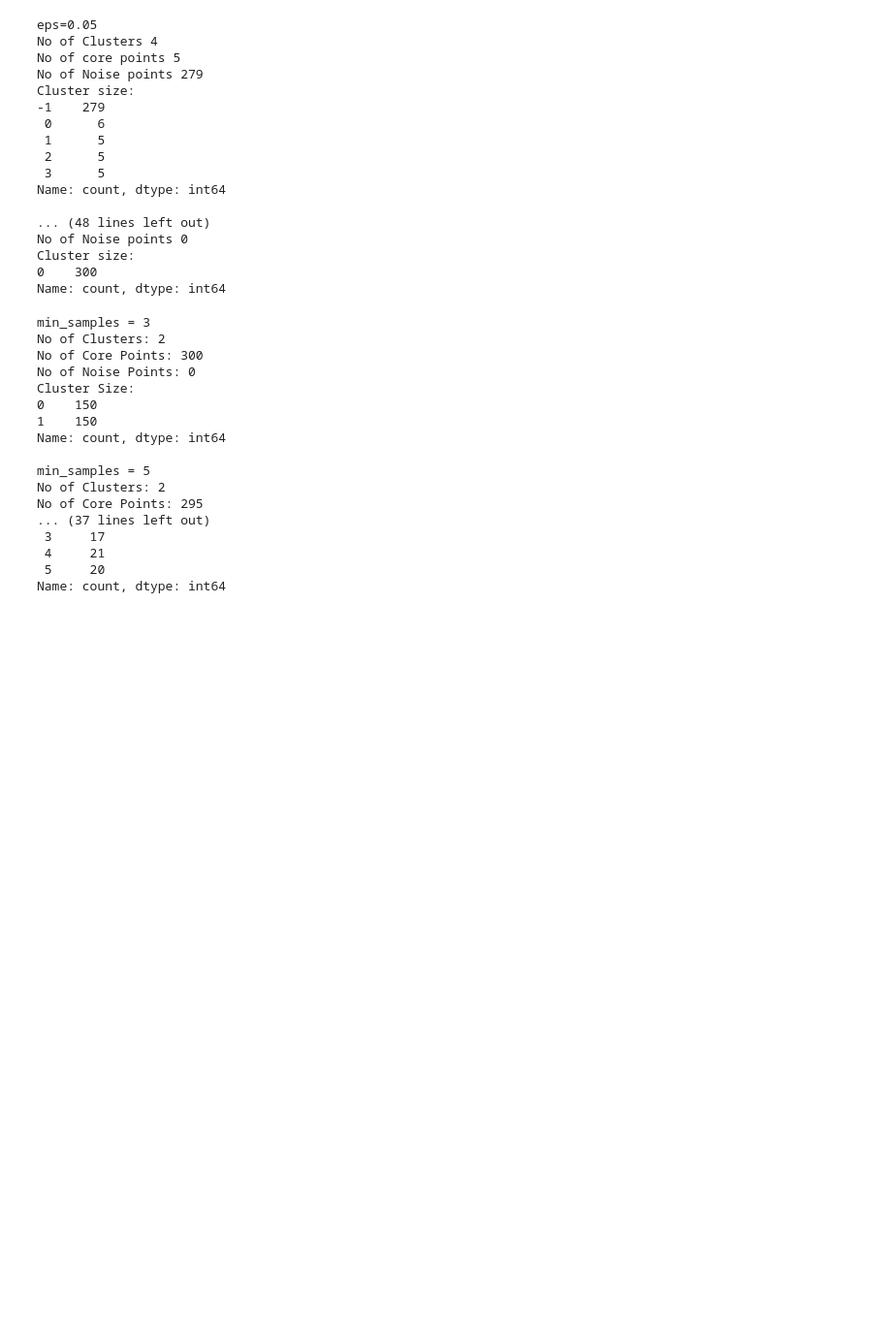
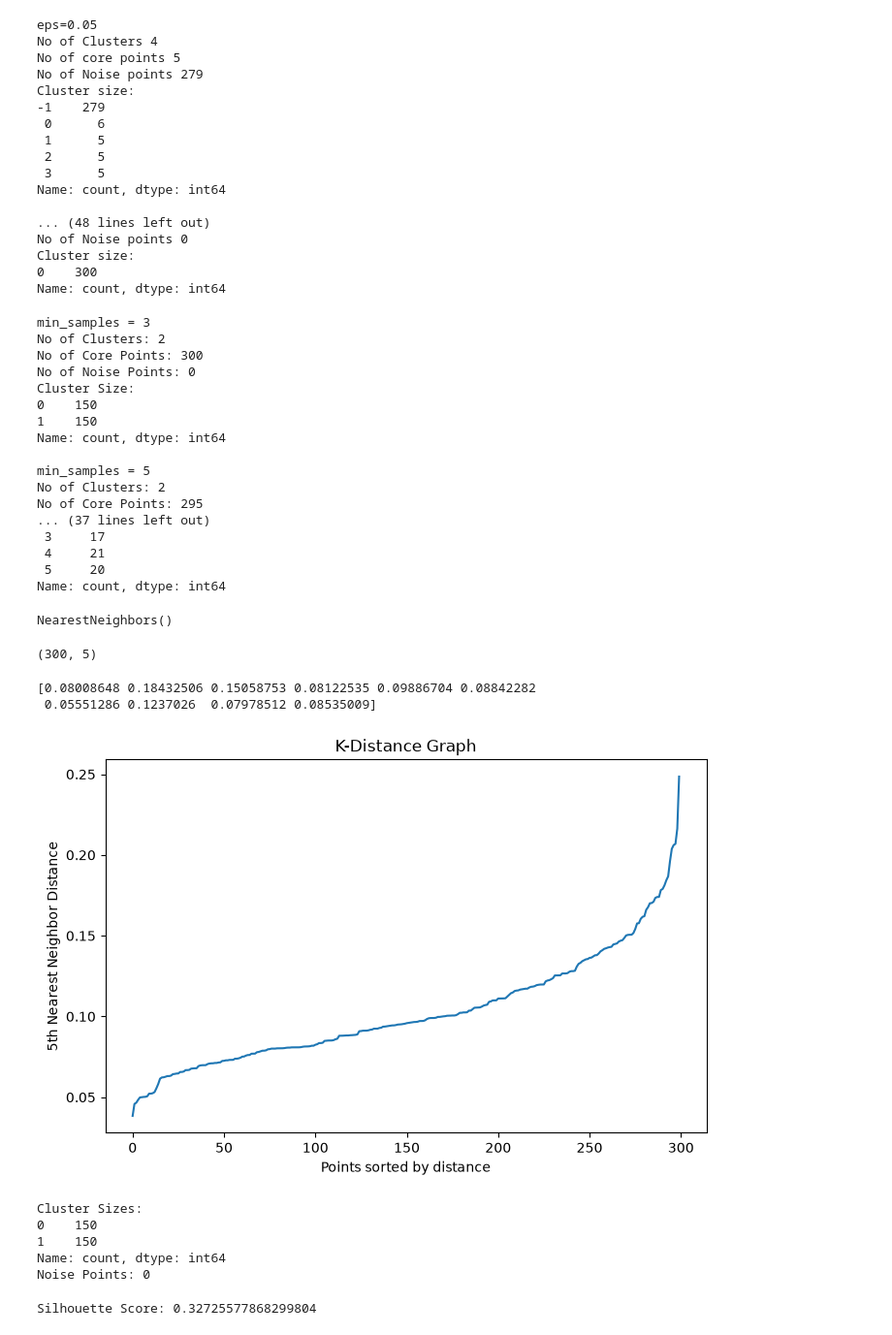
Before and after one commit to hemant237/Fastapi-project, a Jupyter notebook: practice/DBSCAN/DBSCAN.ipynb, the cells around one changed output. Shown at 97% size. Saved outputs shown, nothing was run; the diff lists cells and outputs as text; code cells hidden in the pictures; blank space fills up the shorter version.

```diff
--- a/practice/DBSCAN/DBSCAN.ipynb
+++ b/practice/DBSCAN/DBSCAN.ipynb
@@ -279,3 +279,69 @@ No of Core Points: 295
  4     21
  5     20
 Name: count, dtype: int64
+# %%
+from sklearn.neighbors import NearestNeighbors
+
+k = 5
+
+neighbors = NearestNeighbors(
+    n_neighbors=k
+)
+
+neighbors.fit(X)
+# %% [output]
+NearestNeighbors()
+# %%
+distances , indices = neighbors.kneighbors(X)
+print(distances.shape)
+# %% [output]
+(300, 5)
+# %%
+k_distances = distances[:, 4]
+
+print(k_distances[:10])
+# %% [output]
+[0.08008648 0.18432506 0.15058753 0.08122535 0.09886704 0.08842282
+ 0.05551286 0.1237026  0.07978512 0.08535009]
+# %%
+k_distances = np.sort(k_distances)
+# %%
+plt.figure(figsize=(8, 5))
+
+plt.plot(k_distances)
+
+plt.xlabel("Points sorted by distance")
+plt.ylabel("5th Nearest Neighbor Distance")
+plt.title("K-Distance Graph")
+
+plt.show()
+# %% [output]
+[figure, added]
+# %%
+model = DBSCAN(
+    eps=0.2,
+    min_samples=5
+)
+
+labels = model.fit_predict(X)
+
+print("Cluster Sizes:")
+print(
+    pd.Series(labels)
+    .value_counts()
+    .sort_index()
+)
+
+print("Noise Points:", (labels == -1).sum())
+# %% [output]
+Cluster Sizes:
+0    150
+1    150
+Name: count, dtype: int64
+Noise Points: 0
+# %%
+score = silhouette_score(X, labels)
+
+print("Silhouette Score:", score)
+# %% [output]
+Silhouette Score: 0.32725577868299804
```
Also changed, not shown: 9 other files.
